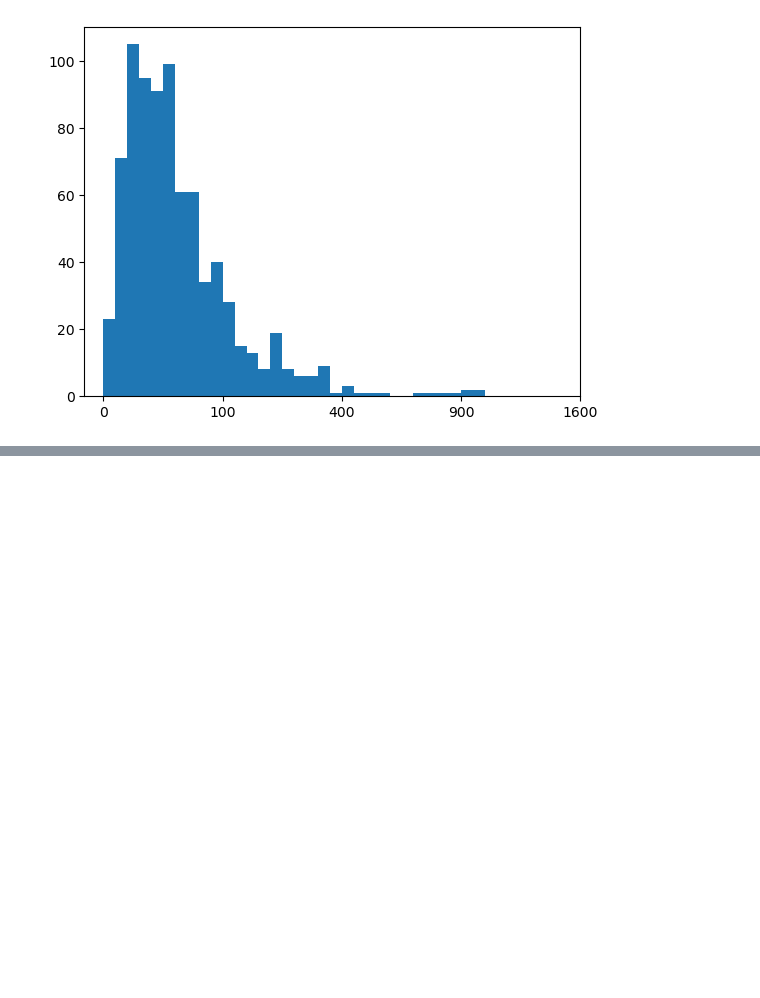
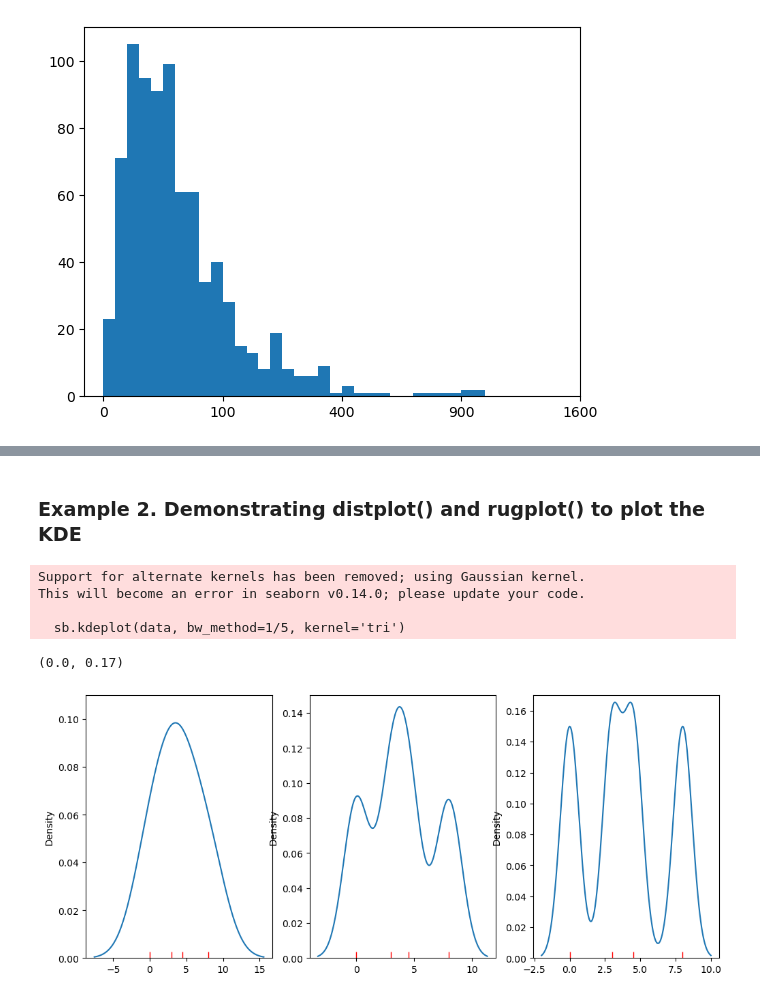
Before and after one commit to hibahdesu/AI-Programming-with-Python-NanoDegree, a Jupyter notebook: Matplotlib and Seaborn/Bar Charts/pokemon/pokemon.ipynb, the cells around one changed output, grey strips where cells are left out. Drawn from its saved outputs; the diff is of its cells as text; code cells hidden in the pictures; blank space fills up the shorter version.

```diff
--- a/Matplotlib and Seaborn/Bar Charts/pokemon/pokemon.ipynb
+++ b/Matplotlib and Seaborn/Bar Charts/pokemon/pokemon.ipynb
@@ -592,0 +603,30 @@ plt.xticks(tick_locs, sqrt_trans(tick_locs, inverse = True).astype(int));
+# %% [markdown]
+### Example 2. Demonstrating distplot() and rugplot() to plot the KDE
+# %%
+data = [0.0, 3.0, 4.5, 8.0]
+plt.figure(figsize=[12, 5])
+
+# left plot: showing kde lumps with the default settings
+plt.subplot(1, 3, 1)
+sb.rugplot(data, color='r')
+sb.kdeplot(data)
+plt.ylim(0, 0.11)
+
+# central plot: kde with narrow bandwidth to show individual probability lumps
+plt.subplot(1, 3, 2)
+sb.rugplot(data, color='r')
+sb.kdeplot(data, bw_method=1/3)
+plt.ylim(0, 0.15)
+
+# right plot: choosing a different, triangular kernel function (lump shape)
+plt.subplot(1, 3, 3)
+sb.rugplot(data, color='r')
+sb.kdeplot(data, bw_method=1/5, kernel='tri')
+plt.ylim(0, 0.17)
+# %% [output]
+Support for alternate kernels has been removed; using Gaussian kernel.
+This will become an error in seaborn v0.14.0; please update your code.
+
+  sb.kdeplot(data, bw_method=1/5, kernel='tri')
+(0.0, 0.17)
+[figure, added]
```
Also changed, not shown: parts of 2 cells of this notebook, 2 other files.
